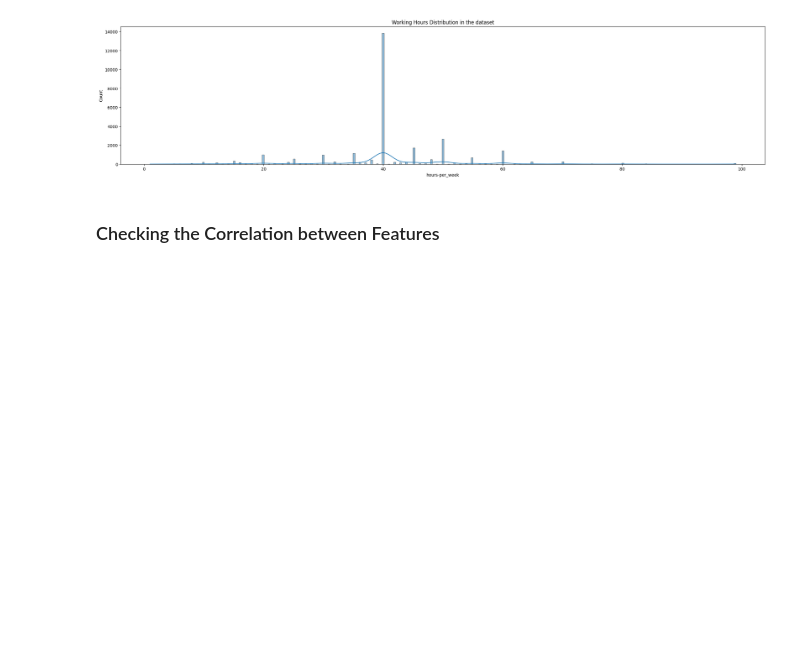
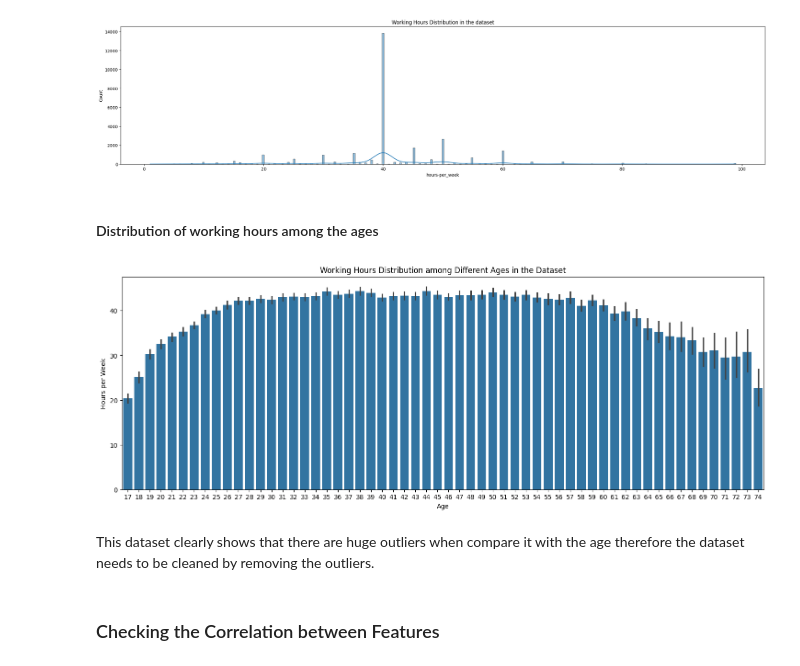
Before and after one commit to SandinMaheeshakya/ML-Income-Prediction-System, a Jupyter notebook: Pre-Processing Data.ipynb, the cells around one changed output. Drawn from its saved outputs; the diff is of its cells as text; code cells hidden in the pictures; blank space fills up the shorter version.

Commit message:
analyzing the hours-per-week data class

```diff
--- a/Pre-Processing Data.ipynb
+++ b/Pre-Processing Data.ipynb
@@ -1087,6 +1088,21 @@ sns.histplot(adult_dataset['hours-per_week'], kde=True, label=column)
 # %% [output]
 <Axes: title={'center': 'Working Hours Distribution in the dataset'}, xlabel='hours-per_week', ylabel='Count'>
 [figure]
+# %% [markdown]
+#### Distribution of working hours among the ages
+# %%
+# Working Hour Distribution by ages
+
+plt.figure(figsize=(18, 6))
+plt.title("Working Hours Distribution among Different Ages in the Dataset")
+sns.barplot(data=adult_dataset, x='age', y='hours-per_week')
+plt.xlabel("Age")
+plt.ylabel("Hours per Week")
+plt.show()
+# %% [output]
+[figure, added]
+# %% [markdown]
+This dataset clearly shows that there are huge outliers when compare it with the age therefore the dataset needs to be cleaned by removing the outliers.
 # %% [markdown]
 ### Checking the Correlation between Features
 # %%
```
Also changed, not shown: parts of 4 cells of this notebook.
